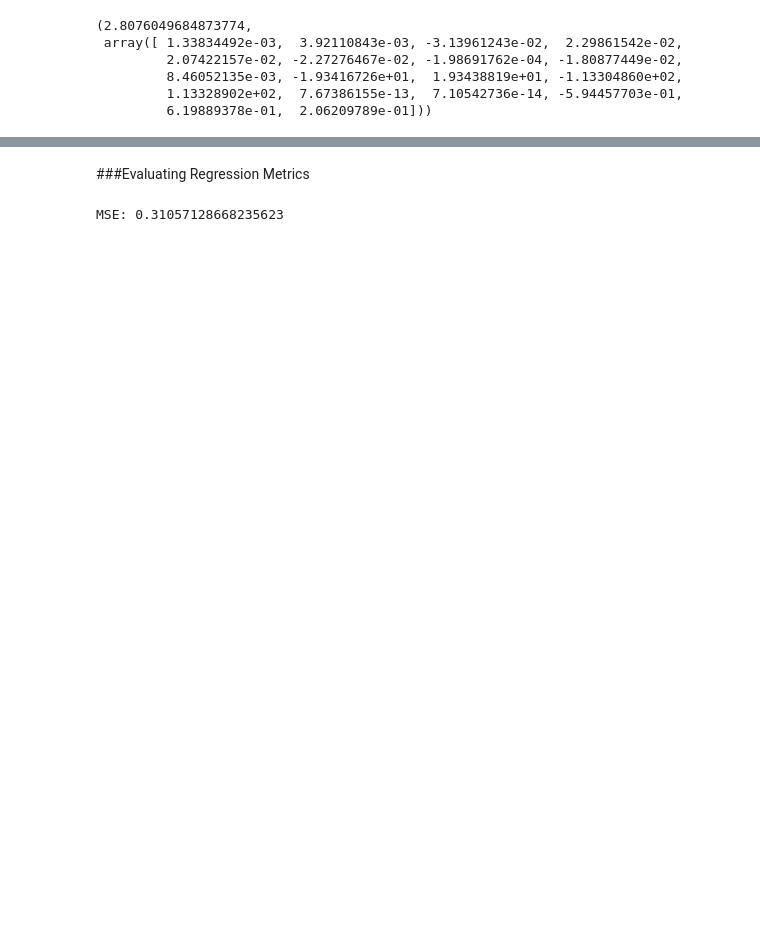
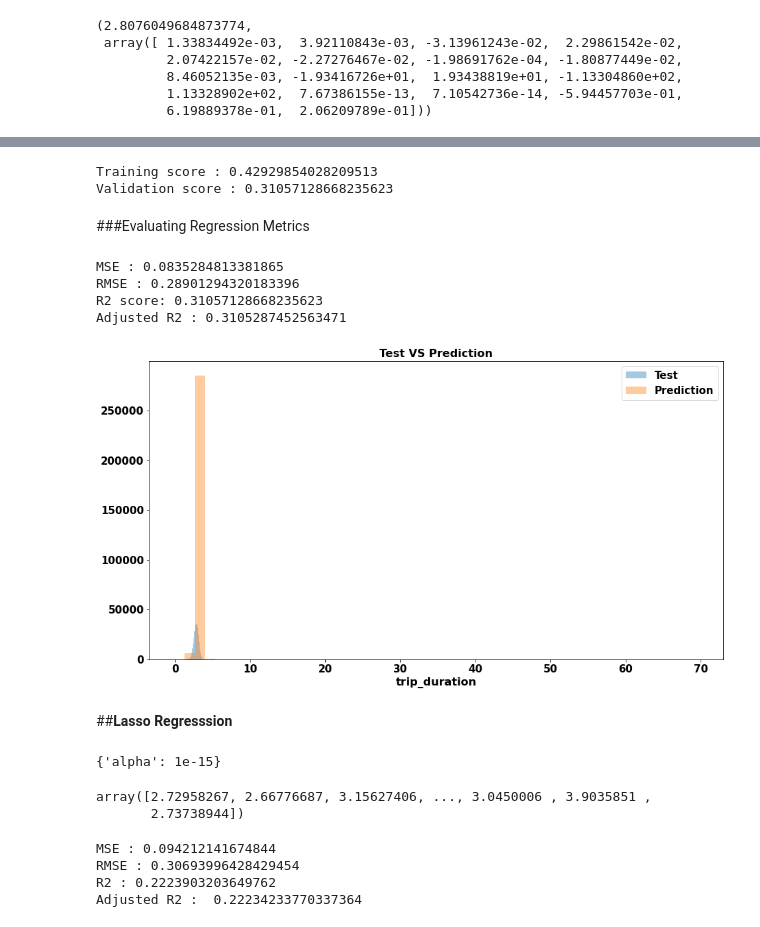
Before and after one commit to Kushan1001/NYC-Taxi-Trip-Time-Prediction, a Jupyter notebook: NYC_Taxi_Trip_Time_Prediction_Capstone_Project.ipynb, the cells around one changed output, grey strips where cells are left out. Saved outputs shown, nothing was run; the diff lists cells and outputs as text; code cells hidden in the pictures; blank space fills up the shorter version.

```diff
--- a/NYC_Taxi_Trip_Time_Prediction_Capstone_Project.ipynb
+++ b/NYC_Taxi_Trip_Time_Prediction_Capstone_Project.ipynb
@@ -736,3 +730,11 @@ linear_reg.score(X_test, y_test)
+# %%
+# examining scores
+
+print('Training score :', linear_reg.score(X_train, y_train))
+print('Validation score :', linear_reg.score(X_test, y_test))
+# %% [output]
+Training score : 0.42929854028209513
+Validation score : 0.31057128668235623
 # %% [markdown]
 ###Evaluating Regression Metrics
 # %%
@@ -742,6 +743,31 @@ from sklearn.model_selection import cross_val_score
-# %%
-MSE = mean_squared_error(y_test, linear_reg_pred)
-RMSE = np.sqrt(MSE)
-r2 = r2_score(y_test, linear_reg_pred)
-# %% [output]
-MSE: 0.31057128668235623
+# %%
+MSE = mean_squared_error(y_test, linear_reg_pred)
+print('MSE :', MSE)
+
+RMSE = np.sqrt(MSE)
+print('RMSE :', RMSE)
+
+r2 = r2_score(y_test, linear_reg_pred)
+print('R2 score:', r2)
+
+adj_r2 = 1-(1-r2_score(y_test, linear_reg_pred)) * ((X_test.shape[0]-1)/(X_test.shape[0]-X_test.shape[1]-1))
+print('Adjusted R2 :', adj_r2)
+# %% [output]
+MSE : 0.0835284813381865
+RMSE : 0.28901294320183396
+R2 score: 0.31057128668235623
+Adjusted R2 : 0.3105287452563471
+# %%
+rcParams['figure.figsize'] = 15,8
+plt.subplot(1,1,1)
+sns.distplot(y_test, kde = False,  label="Test")
+
+plt.subplot(1,1,1)
+sns.distplot(linear_reg_pred, kde = False, label= 'Prediction')
+plt.legend()
+plt.title('Test VS Prediction')
+plt.show();
+# %% [output]
+[figure, added]
+# %% [markdown]
+##**Lasso Regresssion**
@@ -747,0 +785,27 @@ MSE: 0.31057128668235623
+# %%
+lasso_grid.best_params_
+# %% [output]
+{'alpha': 1e-15}
+# %%
+y_pred_lasso = lasso_grid.predict(X_test)
+y_pred_lasso
+# %% [output]
+array([2.72958267, 2.66776687, 3.15627406, ..., 3.0450006 , 3.9035851 ,
+       2.73738944])
+# %%
+MSE  = mean_squared_error(y_test,y_pred_lasso)
+print("MSE :" , MSE)
+
+RMSE = np.sqrt(MSE)
+print("RMSE :" ,RMSE)
+
+r2 = r2_score(y_test,y_pred_lasso)
+print("R2 :" ,r2)
+
+adj_r2=1-(1-r2_score(y_test,y_pred_lasso))*((X_test.shape[0]-1)/(X_test.shape[0]-X_test.shape[1]-1))
+print("Adjusted R2 : ",adj_r2)
+# %% [output]
+MSE : 0.094212141674844
+RMSE : 0.30693996428429454
+R2 : 0.2223903203649762
+Adjusted R2 :  0.22234233770337364
```
Also changed, not shown: parts of 26 cells of this notebook.
